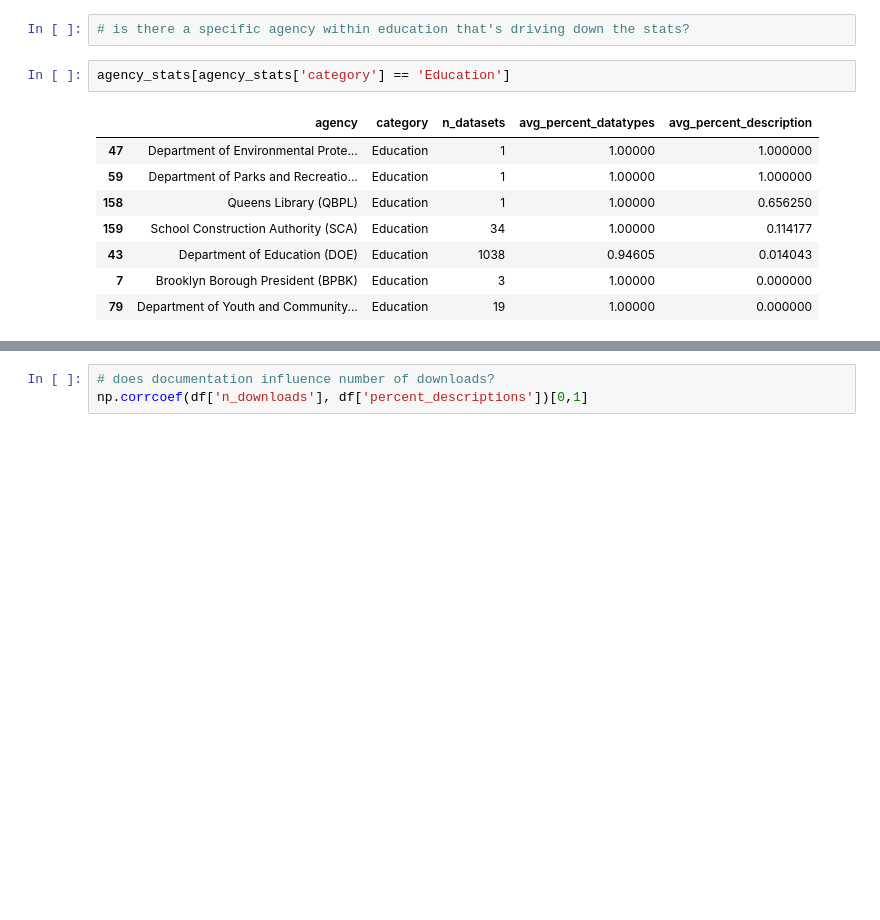
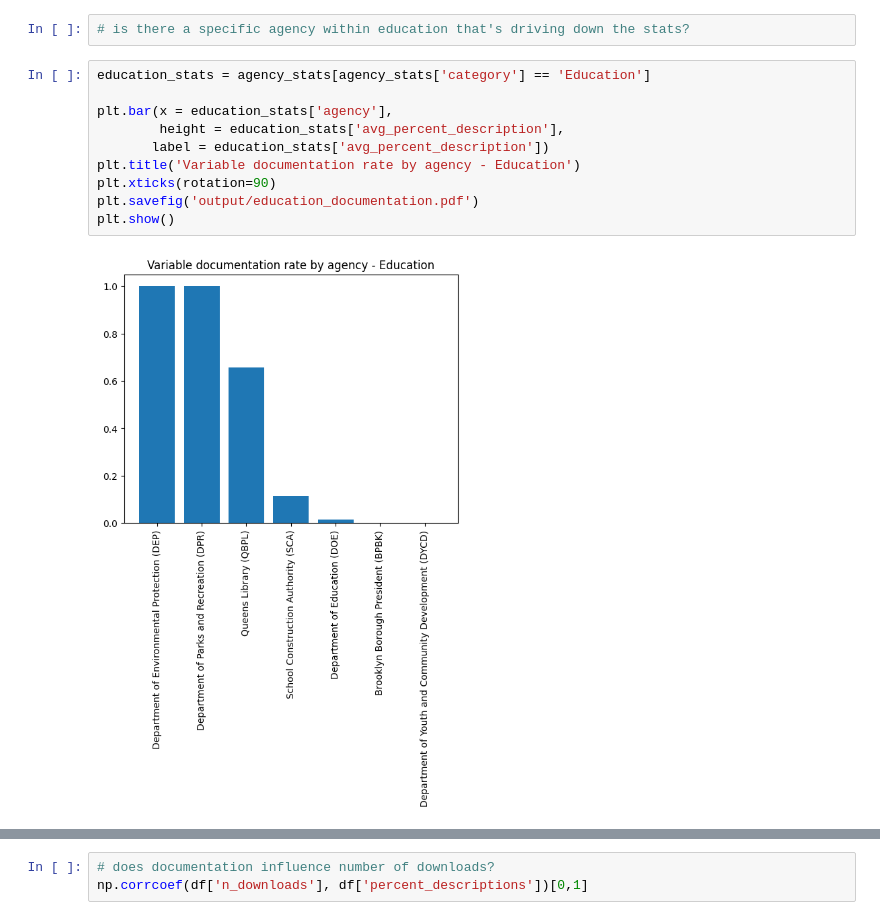
Before and after one commit to lmckone/nycopen-metadata, a Jupyter notebook: analysis.ipynb, the cells around one changed output, grey strips where cells are left out. Drawn from its saved outputs; the diff is of its cells as text; blank space fills up the shorter version.

```diff
--- a/analysis.ipynb
+++ b/analysis.ipynb
@@ -61,16 +76,17 @@ category_stats.head(20)
 # %%
 # is there a specific agency within education that's driving down the stats?
 # %%
-agency_stats[agency_stats['category'] == 'Education']
+education_stats = agency_stats[agency_stats['category'] == 'Education']
+
+plt.bar(x = education_stats['agency'],
+        height = education_stats['avg_percent_description'],
+       label = education_stats['avg_percent_description'])
+plt.title('Variable documentation rate by agency - Education')
+plt.xticks(rotation=90)
+plt.savefig('output/education_documentation.pdf')
+plt.show()
 # %% [output]
-|  | agency | category | n_datasets | avg_percent_datatypes | avg_percent_description |
-| 47 | Department of Environmental Prote... | Education | 1 | 1.00000 | 1.000000 |
-| 59 | Department of Parks and Recreatio... | Education | 1 | 1.00000 | 1.000000 |
-| 158 | Queens Library (QBPL) | Education | 1 | 1.00000 | 0.656250 |
-| 159 | School Construction Authority (SCA) | Education | 34 | 1.00000 | 0.114177 |
-| 43 | Department of Education (DOE) | Education | 1038 | 0.94605 | 0.014043 |
-| 7 | Brooklyn Borough President (BPBK) | Education | 3 | 1.00000 | 0.000000 |
-| 79 | Department of Youth and Community... | Education | 19 | 1.00000 | 0.000000 |
+[figure, added]
 # %%
 plt.hist(df[df['agency'] == 'Department of Education (DOE)']['percent_descriptions'])
 plt.title('Distribution of description completeness - DOE open datasets')
```
Also changed, not shown: parts of 6 cells of this notebook, 6 other files.
